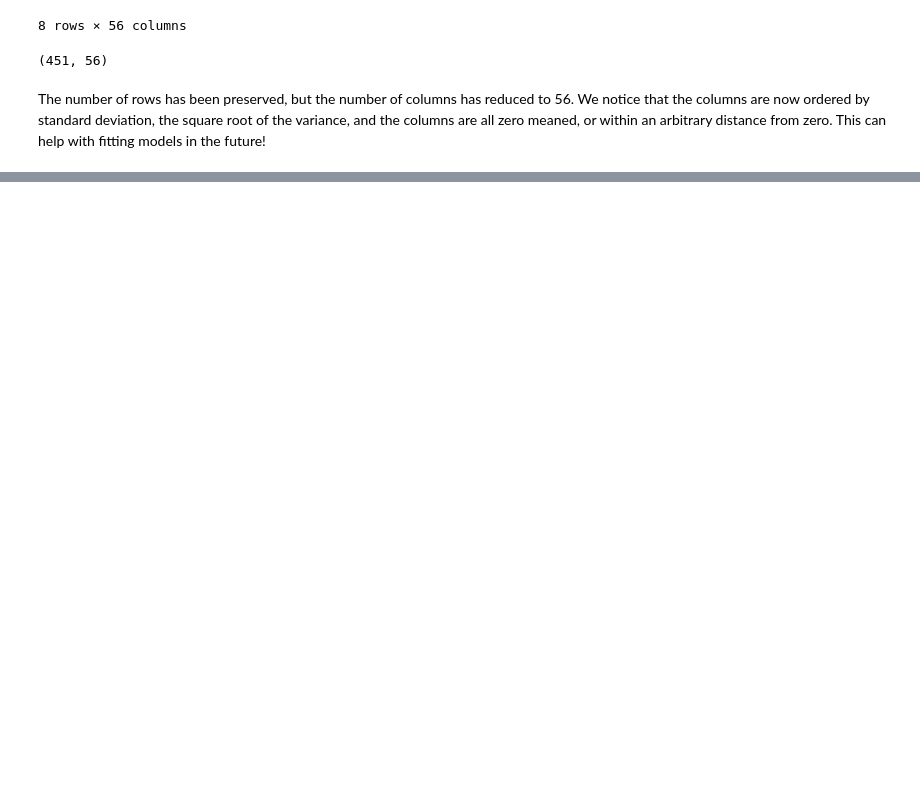
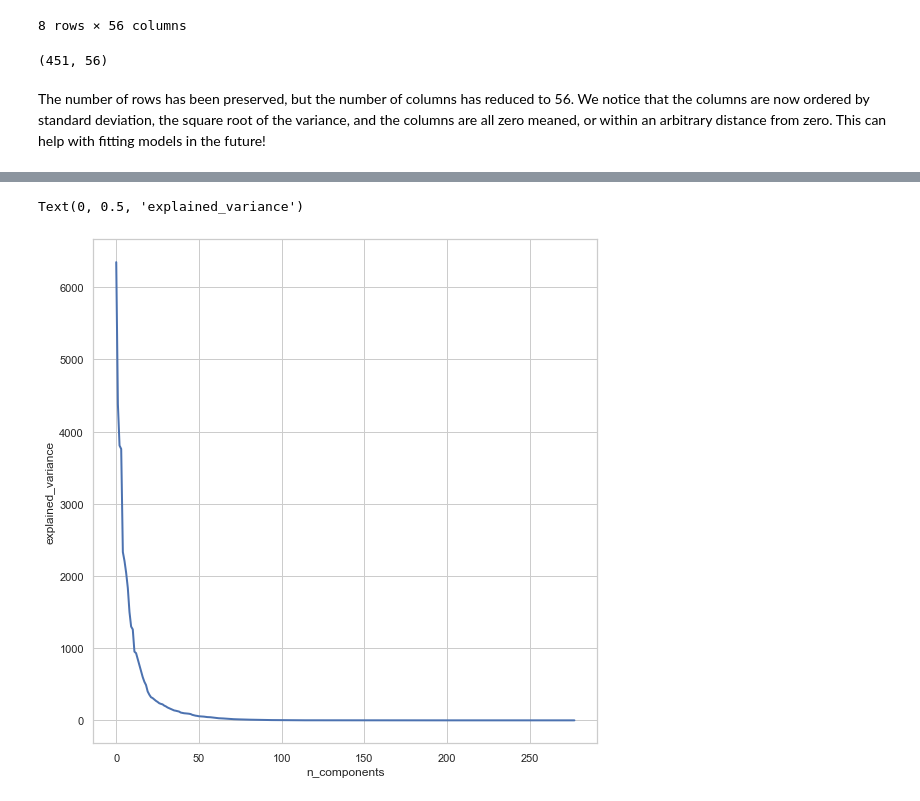
Before and after one commit to KaranamLokesh/100_days_of_ml_code, a Jupyter notebook: arrhythmia_analysis.ipynb, the cells around one changed output, grey strips where cells are left out. Cells and saved outputs as stored; diff of their text form; code cells hidden in the pictures; blank space fills up the shorter version.

```diff
--- a/arrhythmia_analysis.ipynb
+++ b/arrhythmia_analysis.ipynb
@@ -385,0 +364,4 @@ To better understand the effects of the PCA process, we will examine the correla
+# %%
+X, y = data.drop(279, axis=1), data[279]
+
+y.head(10)
@@ -385,0 +398,14 @@ To better understand the effects of the PCA process, we will examine the correla
+# %%
+pca = PCA()
+pca.fit(X)
+
+plt.figure(1, figsize=(10,10))
+plt.clf()
+plt.axes([.2, .2, .7, .7])
+plt.plot(pca.explained_variance_, linewidth=2)
+plt.axis('tight')
+plt.xlabel('n_components')
+plt.ylabel('explained_variance')
+# %% [output]
+Text(0, 0.5, 'explained_variance')
+[figure, added]
```
Also changed, not shown: parts of 18 cells of this notebook.
